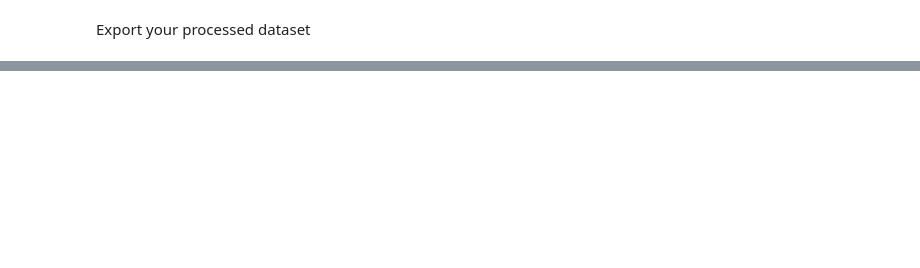
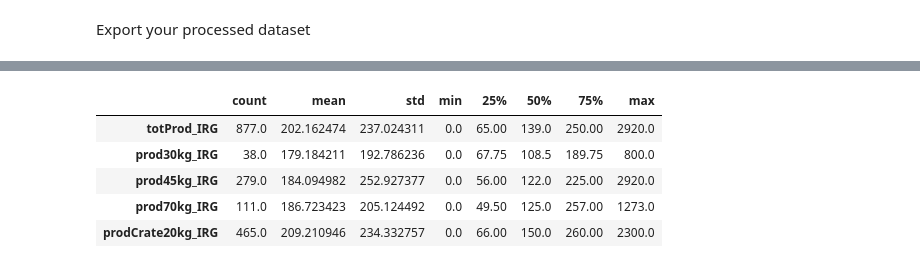
Before and after one commit to Ugonna00/DTS-201-GROUP-G, a Jupyter notebook: notebooks/data_preproccessing.ipynb, the cells around one changed output, grey strips where cells are left out. Drawn from its saved outputs; the diff is of its cells as text; code cells hidden in the pictures; blank space fills up the shorter version.

```diff
--- a/notebooks/data_preproccessing.ipynb
+++ b/notebooks/data_preproccessing.ipynb
@@ -540 +543,19 @@ Dataset shape: (877, 32)
 Saved to: data/processed/tomato_farm_loss_model.csv
+# %%
+production_features = [
+    'totProd_IRG',
+    'prod30kg_IRG',
+    'prod45kg_IRG',
+    'prod70kg_IRG',
+    'prodCrate20kg_IRG'
+]
+
+production_missingness = pd.DataFrame({
+    'Missing Values': df[production_features].isna().sum(),
+    'Missing Percentage': (
+        df[production_features].isna().mean() * 100
+    ).round(2),
+    'Unique Values': df[production_features].nunique()
+})
+
+display(production_missingness)
@@ -540,0 +569,9 @@ Saved to: data/processed/tomato_farm_loss_model.csv
+# %%
+display(df[production_features].describe().T)
+# %% [output]
+|  | count | mean | std | min | 25% | 50% | 75% | max |
+| totProd_IRG | 877.0 | 202.162474 | 237.024311 | 0.0 | 65.00 | 139.0 | 250.00 | 2920.0 |
+| prod30kg_IRG | 38.0 | 179.184211 | 192.786236 | 0.0 | 67.75 | 108.5 | 189.75 | 800.0 |
+| prod45kg_IRG | 279.0 | 184.094982 | 252.927377 | 0.0 | 56.00 | 122.0 | 225.00 | 2920.0 |
+| prod70kg_IRG | 111.0 | 186.723423 | 205.124492 | 0.0 | 49.50 | 125.0 | 257.00 | 1273.0 |
+| prodCrate20kg_IRG | 465.0 | 209.210946 | 234.332757 | 0.0 | 66.00 | 150.0 | 260.00 | 2300.0 |
```
Also changed, not shown: parts of 12 cells of this notebook, 6 other files.
